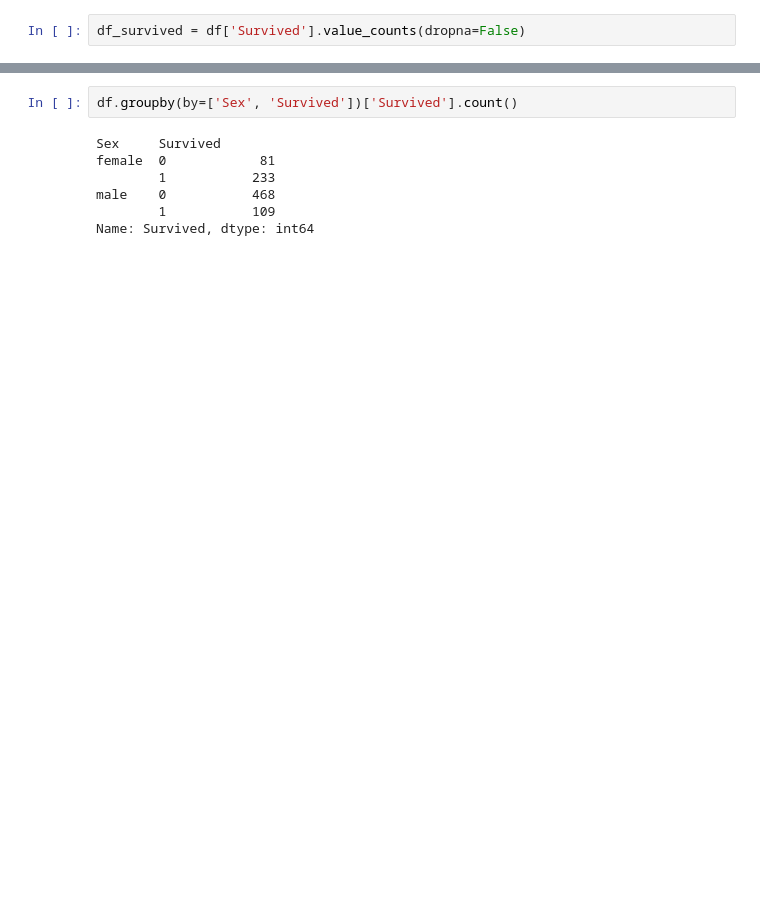
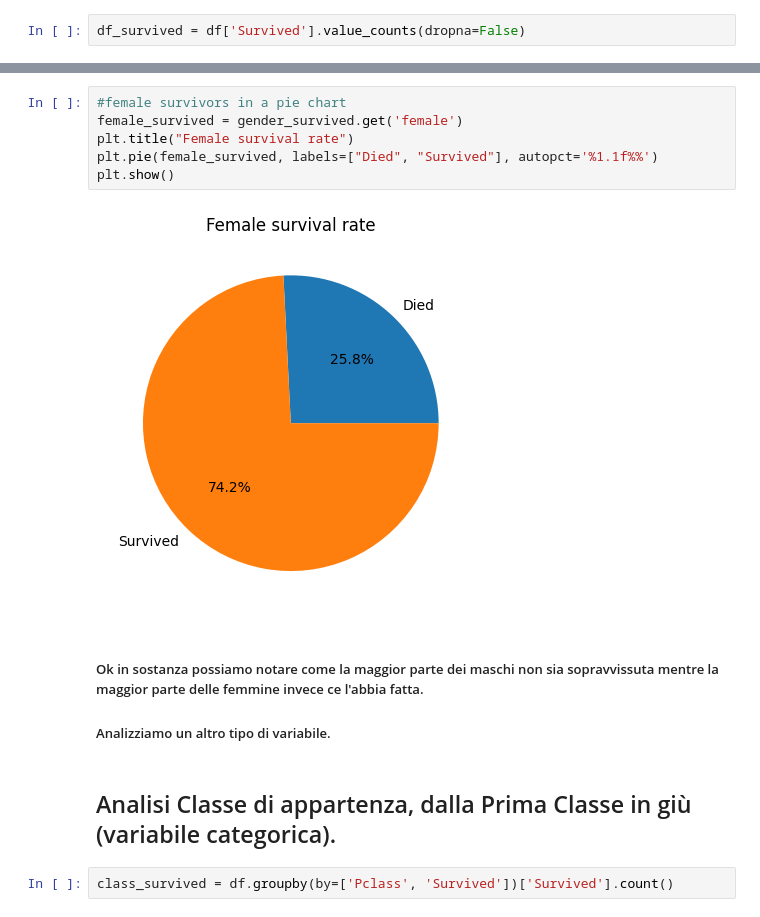
Before and after one commit to davidedigrande/titanic-dataset-eda, a Jupyter notebook: notebook.ipynb, the cells around one changed output, grey strips where cells are left out. Cells and saved outputs as stored; diff of their text form; blank space fills up the shorter version.

```diff
--- a/notebook.ipynb
+++ b/notebook.ipynb
@@ -89,9 +97,15 @@ plt.show()
+# %%
+#female survivors in a pie chart
+female_survived = gender_survived.get('female')
+plt.title("Female survival rate")
+plt.pie(female_survived, labels=["Died", "Survived"], autopct='%1.1f%%')
+plt.show()
+# %% [output]
+[figure, added]
+# %% [markdown]
+##### Ok in sostanza possiamo notare come la maggior parte dei maschi non sia sopravvissuta mentre la maggior parte delle femmine invece ce l'abbia fatta.
+##### Analizziamo un altro tipo di variabile.
+# %% [markdown]
+## Analisi Classe di appartenza, dalla Prima Classe in giù (variabile categorica).
 # %%
-df.groupby(by=['Sex', 'Survived'])['Survived'].count()
+class_survived = df.groupby(by=['Pclass', 'Survived'])['Survived'].count()
-# %% [output]
-Sex     Survived
-female  0            81
-        1           233
-male    0           468
-        1           109
-Name: Survived, dtype: int64
```
Also changed, not shown: parts of 11 cells of this notebook.
